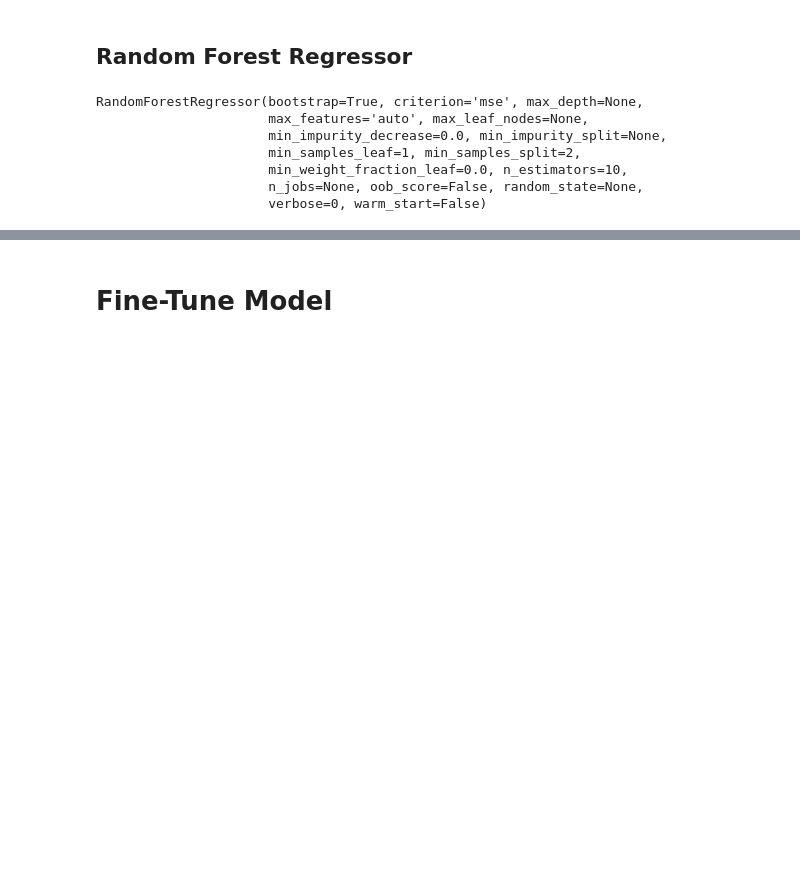
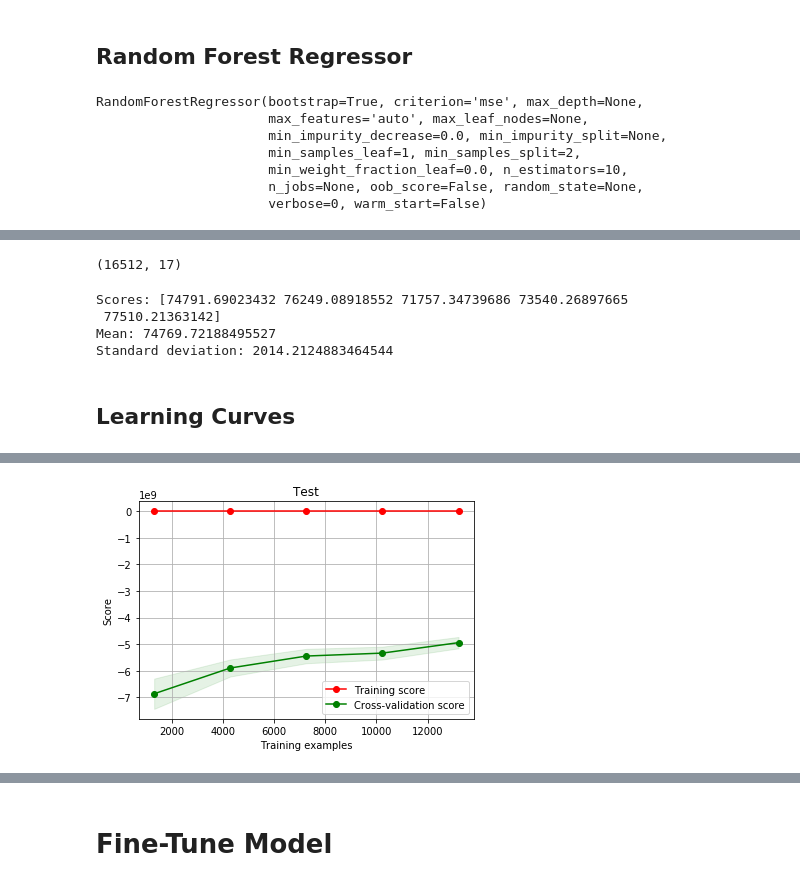
Before and after one commit to VladiGGeorgiev/ml-playground, a Jupyter notebook: ml/California-Median-House-Price.ipynb, the cells around one changed output, grey strips where cells are left out. Cells and saved outputs as stored; diff of their text form; code cells hidden in the pictures; blank space fills up the shorter version.

```diff
--- a/ml/California-Median-House-Price.ipynb
+++ b/ml/California-Median-House-Price.ipynb
@@ -477,0 +528,15 @@ RandomForestRegressor(bootstrap=True, criterion='mse', max_depth=None,
+# %%
+housing_train_data_polynomial = poly_features.fit_transform(housing_train_data)
+# %% [output]
+(16512, 17)
+# %%
+poly_linear_score = cross_val_score(DecisionTreeRegressor(), housing_train_data_polynomial, housing_train_data_labels, scoring="neg_mean_squared_error", cv=5)
+poly_linear_scores = np.sqrt(-poly_linear_score)
+print_scores(poly_linear_scores)
+# %% [output]
+Scores: [74791.69023432 76249.08918552 71757.34739686 73540.26897665
+ 77510.21363142]
+Mean: 74769.72188495527
+Standard deviation: 2014.2124883464544
+# %% [markdown]
+## Learning Curves
@@ -477,0 +611,3 @@ RandomForestRegressor(bootstrap=True, criterion='mse', max_depth=None,
+# %%
+plot_learning_curve(DecisionTreeRegressor(), "Test", housing_train_data, housing_train_data_labels, cv=5)
+# %% [output]
@@ -477,0 +615 @@ RandomForestRegressor(bootstrap=True, criterion='mse', max_depth=None,
+[figure, added]
```
Also changed, not shown: parts of 52 cells of this notebook.
